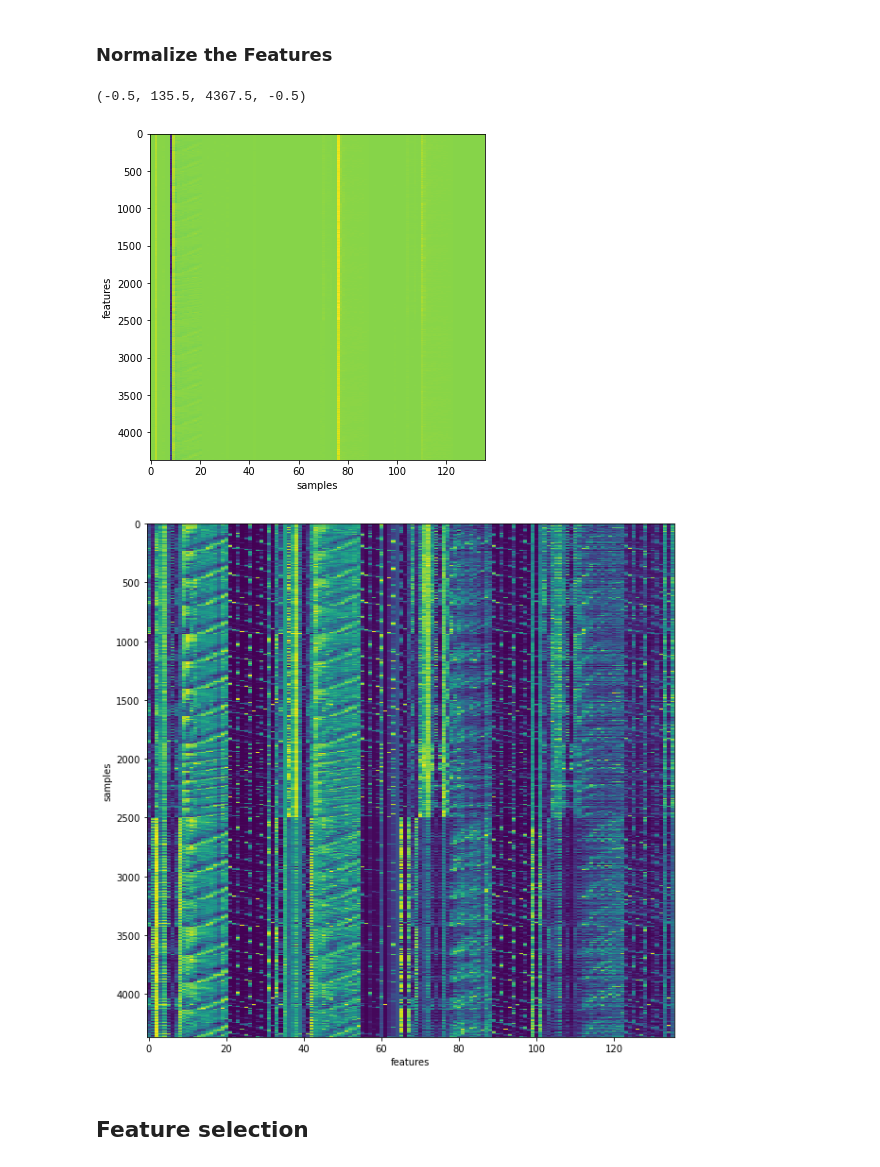
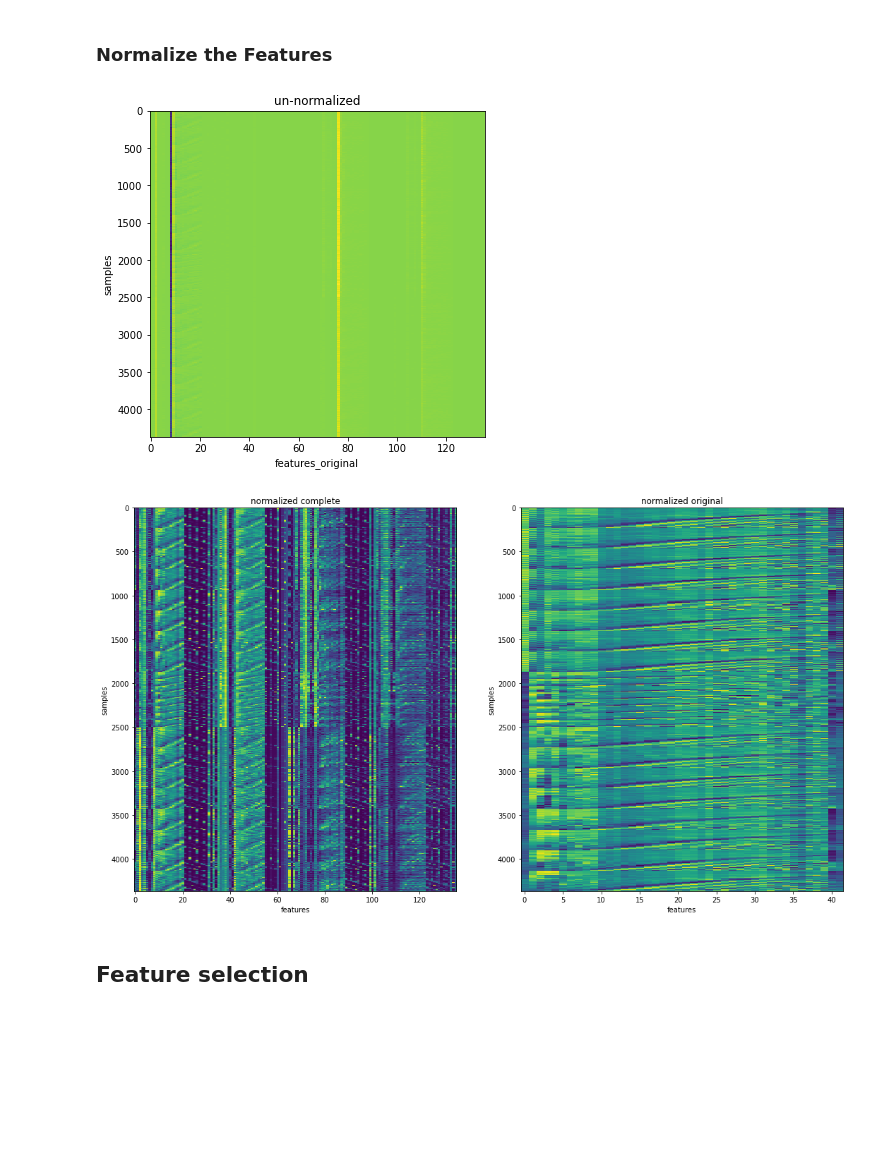
Before and after one commit to Brugio96/CLMS-1st-homework, a Jupyter notebook: HW1_variance_selected.ipynb, the cells around one changed output. Drawn from its saved outputs; the diff is of its cells as text; code cells hidden in the pictures; blank space fills up the shorter version.

Commit message:
original method results
results obtaining with 40 mfcc + zcr + sc (meaned over each sample)

```diff
--- a/HW1_variance_selected.ipynb
+++ b/HW1_variance_selected.ipynb
@@ -63,7 +63,7 @@ mfcc_ft = np.zeros((samples, n_mfcc))
 zcr_ft = np.zeros((samples,173))
 sc_ft = np.zeros((samples,173))
 
-prog_bar = tqdm(desc='Loading audio samples')
+prog_bar = tqdm(desc='Extracting features')
 prog_bar.reset(total=samples)
 
 for index, f in enumerate(fileList):
@@ -82,7 +82,8 @@ for index, f in enumerate(fileList):
     prog_bar.update()
 prog_bar.refresh();
 
-features = np.concatenate((mfcc_ft,zcr_ft,sc_ft), axis=1)
+
+features = np.concatenate(( mfcc_ft ,np.stack(np.mean( zcr_ft , axis=1),np.mean( sc_ft , axis=1))), axis=1)
 # print(spectral_ft.shape)
 # print(spectral_ft)
 print(features.shape)
@@ -104,0 +93,6 @@ print(features)
+# %%
+features = np.concatenate(( mfcc_ft ,np.stack([np.mean( zcr_ft , axis=1),np.mean( sc_ft , axis=1)],axis=1) ), axis=1)
+# print(spectral_ft.shape)
+# print(spectral_ft)
+print(features.shape)
+print(features)
@@ -105,3 +114,5 @@ print(features)
+# %%
+features_original = scale.minmax_scale(features)
 # %%
 # def multiple_directory_feature_extraction(path_list, mid_window, mid_step,
 #                                           short_window, short_step,
@@ -218,23 +248,35 @@ features.shape
 # %%
 plt.figure(figsize=(6, 6))
 plt.imshow(features,interpolation='none')
-plt.xlabel('samples')
-plt.ylabel('features')
+plt.xlabel('features_original')
+plt.ylabel('samples')
 plt.axis('auto')
+plt.title('un-normalized')
+plt.show()
 # %% [output]
-(-0.5, 135.5, 4367.5, -0.5)
-[figure, old version]
+[figure, new version]
 # %%
 features_norm = scale.minmax_scale(features)
 
-plt.figure(figsize=(10, 10))
+plt.figure(figsize=(18, 10))
+
+plt.subplot(1,2,1)
+
 plt.imshow(features_norm,interpolation='none')
 plt.xlabel('features')
 plt.ylabel('samples')
 plt.axis('auto')
+plt.title('normalized complete')
+
+plt.subplot(1,2,2)
+plt.imshow(features_original,interpolation='none')
+plt.xlabel('features')
+plt.ylabel('samples')
+plt.axis('auto')
+plt.title('normalized original')
 plt.show()
 # %% [output]
-[figure, old version]
+[figure, new version]
 # %% [markdown]
 ## Feature selection
 # %% [markdown]
```
Also changed, not shown: parts of 13 cells of this notebook, 1 other file.
